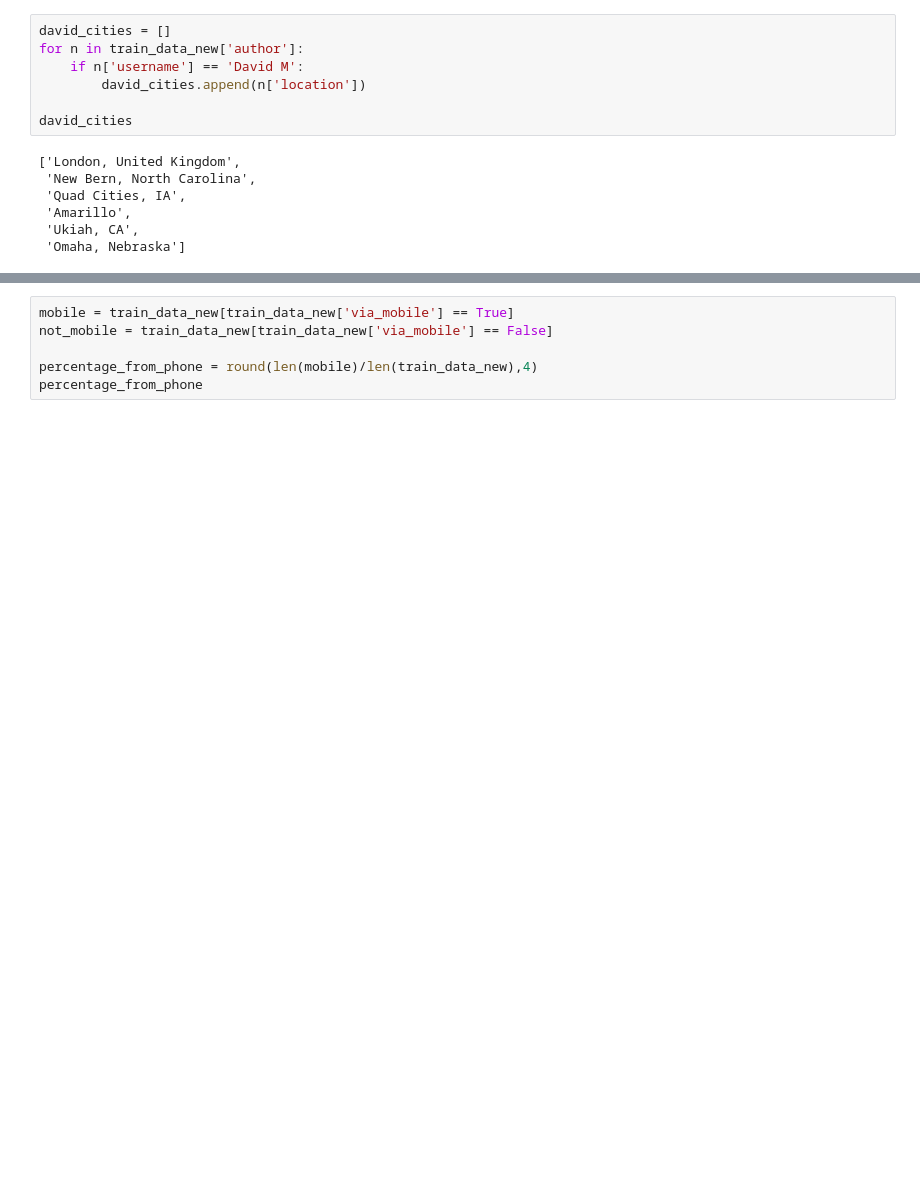
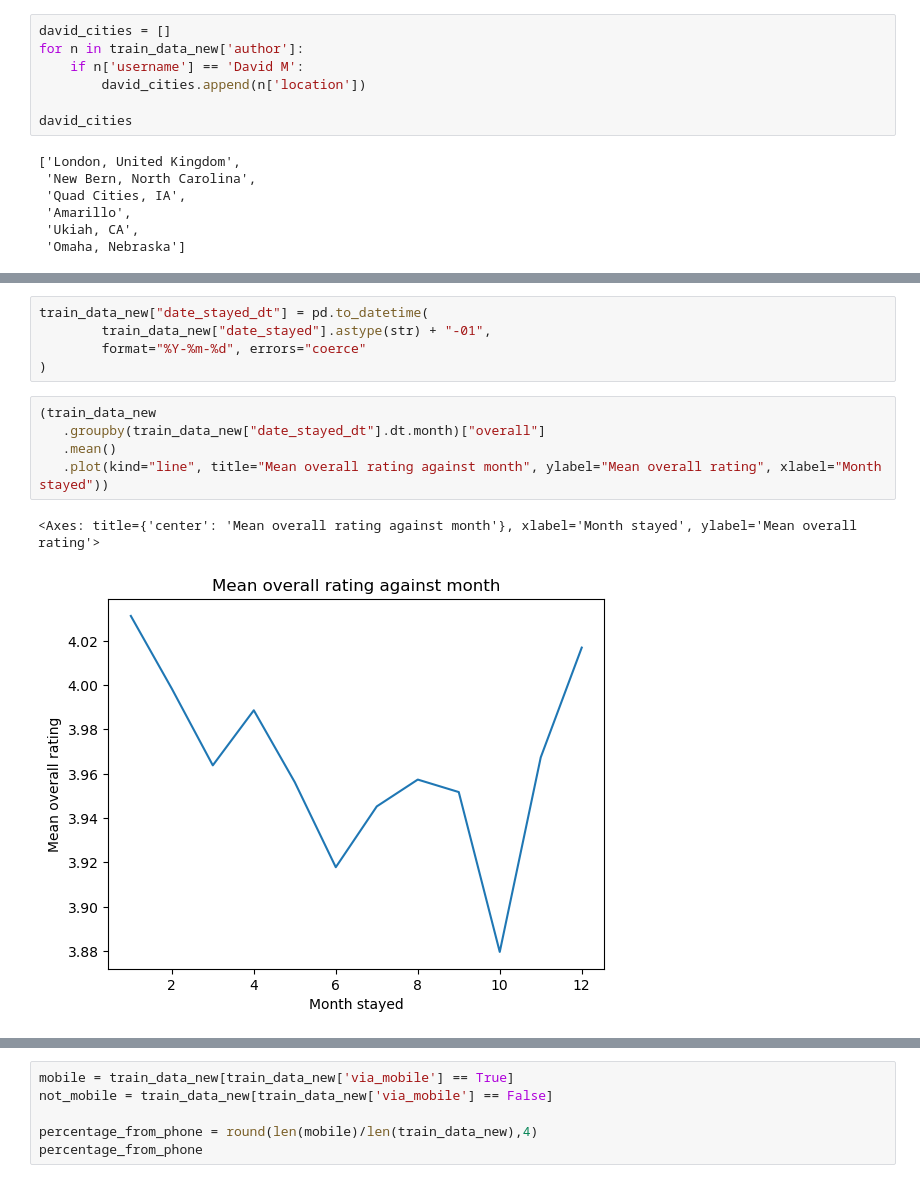
Before and after one commit to ArpanMukhopadhyay/NLP_applied, a Jupyter notebook: assignment2/ANLP_2025_S1_assignment2_a1797378_arpan_version05.ipynb, the cells around one changed output, grey strips where cells are left out. Drawn from its saved outputs; the diff is of its cells as text; blank space fills up the shorter version.

```diff
--- a/assignment2/ANLP_2025_S1_assignment2_a1797378_arpan_version05.ipynb
+++ b/assignment2/ANLP_2025_S1_assignment2_a1797378_arpan_version05.ipynb
@@ -418,3 +418,16 @@ train_data_new.head()
 | 2 | “Great location and service” | Close to Union Square - hotel is ... | {'username': 'Moonstonemoclips', ... | 2010-10 | 80793 | 0 | 2010-10-25 | 84805430 | False | ... |
 | 3 | “I will never go back here again!” | I had a bad vibe about this place... | {'username': 'JoanellenJ', 'num_c... | 2012-06 | 111418 | 1 | 2012-06-28 | 132971117 | False | ... |
 | 4 | “Ripped off our VISA card after d... | After we received our "final" bil... | {'username': 'Lynnworks', 'num_ci... | 2012-01 | 671150 | 3 | 2012-02-04 | 124104157 | False | ... |
+# %%
+train_data_new["date_stayed_dt"] = pd.to_datetime(
+        train_data_new["date_stayed"].astype(str) + "-01",
+        format="%Y-%m-%d", errors="coerce"
+)
+# %%
+(train_data_new
+   .groupby(train_data_new["date_stayed_dt"].dt.month)["overall"]
+   .mean()
+   .plot(kind="line", title="Mean overall rating against month", ylabel="Mean overall rating", xlabel="Month stayed"))
+# %% [output]
+<Axes: title={'center': 'Mean overall rating against month'}, xlabel='Month stayed', ylabel='Mean overall rating'>
+[figure, added]
```
Also changed, not shown: parts of 31 cells of this notebook, 2 other files.
